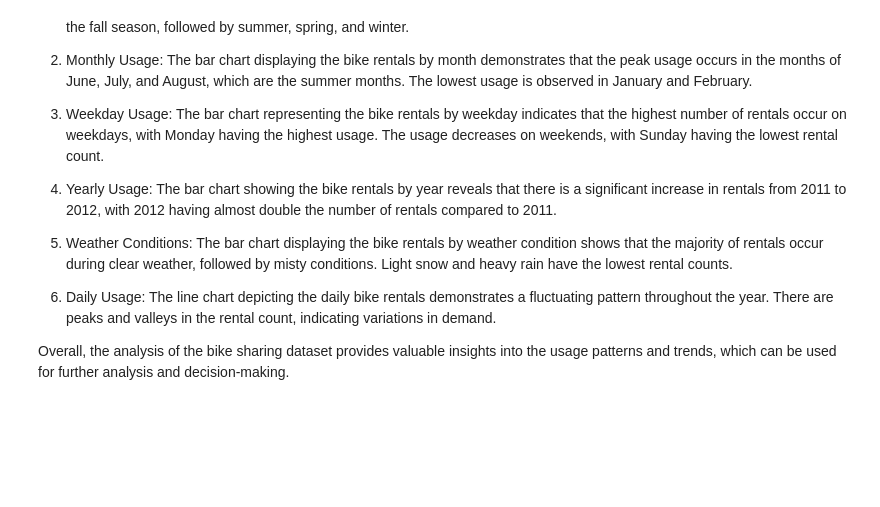
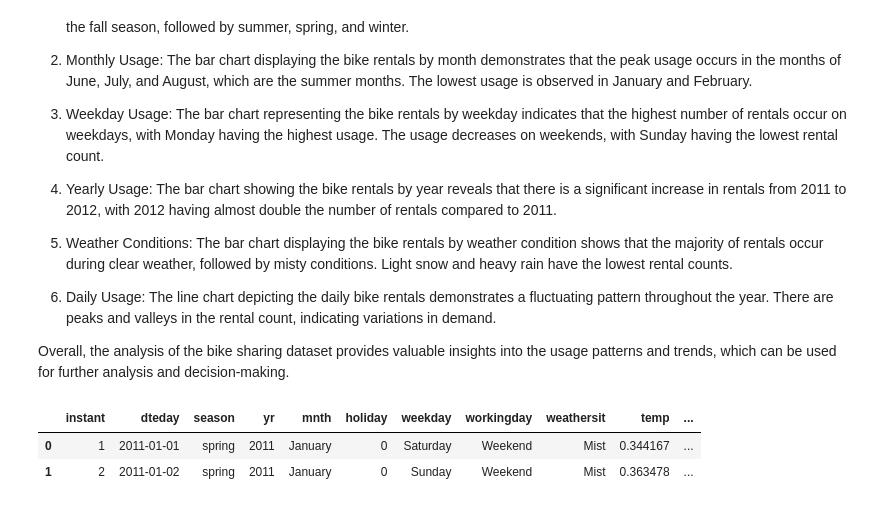
Before and after one commit to Bugi-Sulistiyo/dicoding_data_analisys_project, a Jupyter notebook: analysis.ipynb, the cells around one changed output. Saved outputs shown, nothing was run; the diff lists cells and outputs as text; code cells hidden in the pictures; blank space fills up the shorter version.

```diff
--- a/analysis.ipynb
+++ b/analysis.ipynb
@@ -377,3 +377,9 @@ The analysis of the bike sharing dataset reveals the following insights:
 6. Daily Usage: The line chart depicting the daily bike rentals demonstrates a fluctuating pattern throughout the year. There are peaks and valleys in the rental count, indicating variations in demand.
 
 Overall, the analysis of the bike sharing dataset provides valuable insights into the usage patterns and trends, which can be used for further analysis and decision-making.
+# %%
+bikeshare_day_df.head(2)
+# %% [output]
+|  | instant | dteday | season | yr | mnth | holiday | weekday | workingday | weathersit | temp | ... |
+| 0 | 1 | 2011-01-01 | spring | 2011 | January | 0 | Saturday | Weekend | Mist | 0.344167 | ... |
+| 1 | 2 | 2011-01-02 | spring | 2011 | January | 0 | Sunday | Weekend | Mist | 0.363478 | ... |
```
Also changed, not shown: parts of 1 cell of this notebook, 2 other files.
